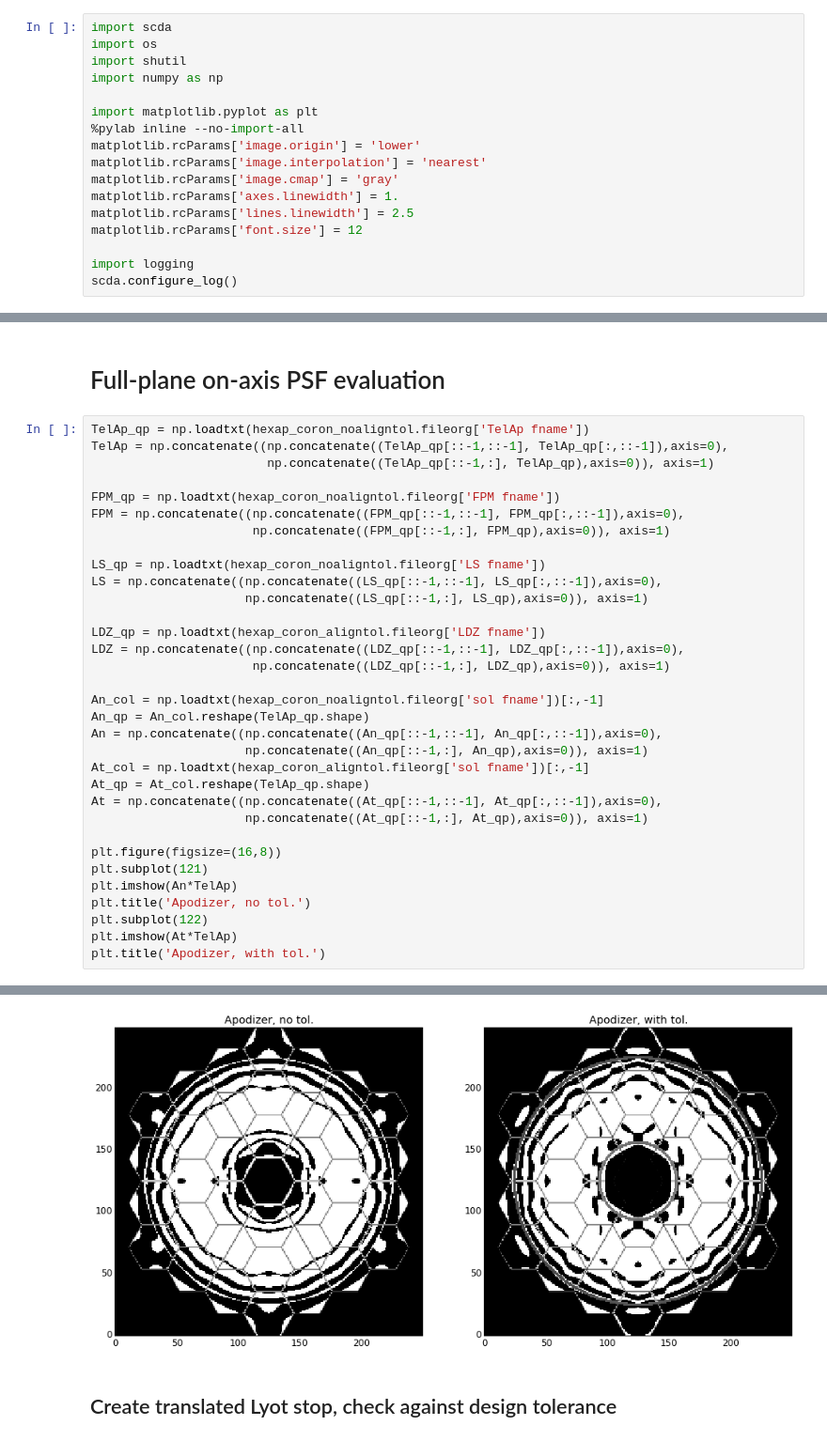
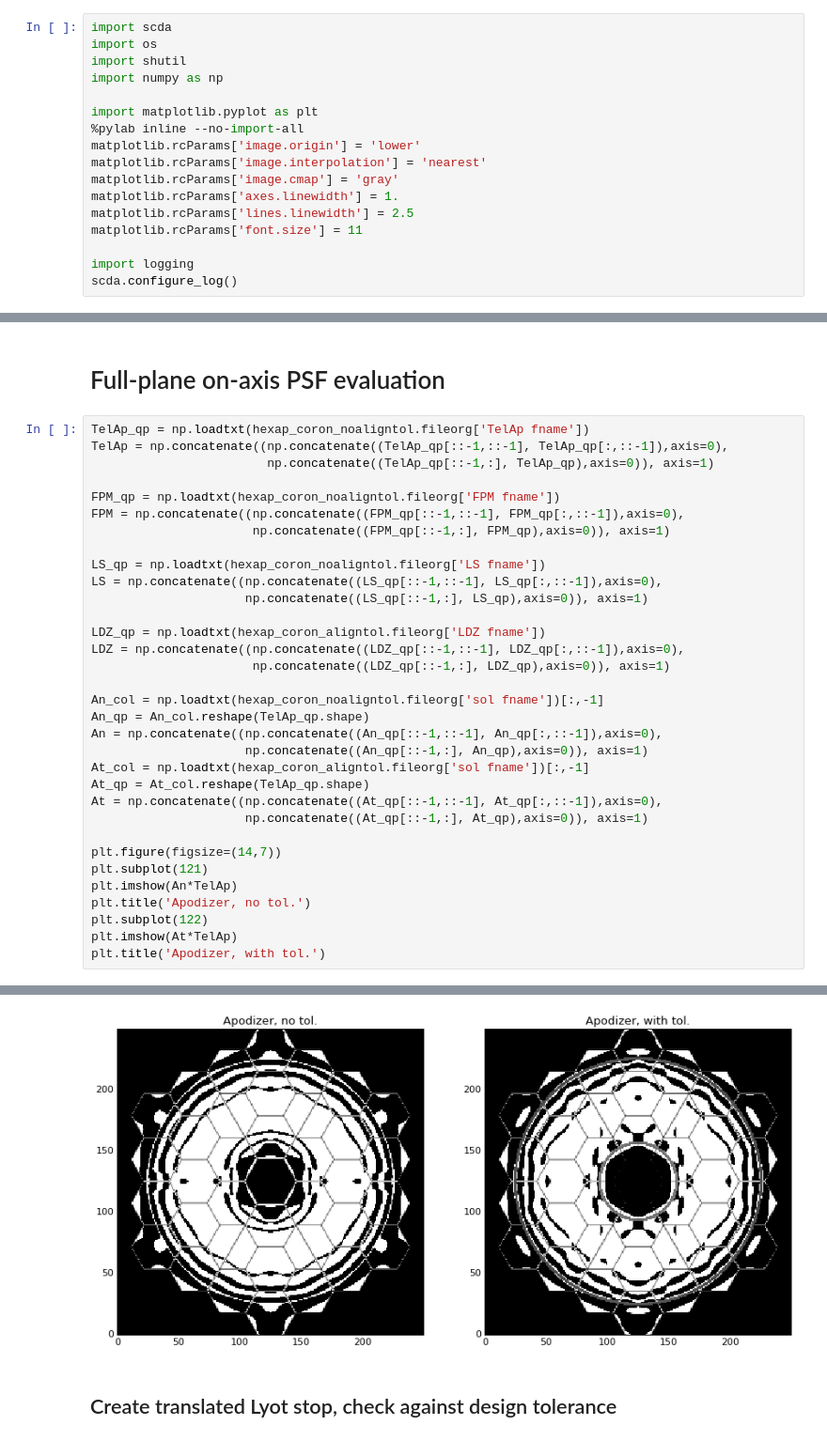
Before and after one commit to neilzim/SCDA, a Jupyter notebook: examples/aplc_Lyot_aligntol_demo.ipynb, the cells around one changed output, grey strips where cells are left out. Shown at 94% size. Saved outputs shown, nothing was run; the diff lists cells and outputs as text.

```diff
--- a/examples/aplc_Lyot_aligntol_demo.ipynb
+++ b/examples/aplc_Lyot_aligntol_demo.ipynb
@@ -11,7 +11,7 @@ matplotlib.rcParams['image.interpolation'] = 'nearest'
 matplotlib.rcParams['image.cmap'] = 'gray'
 matplotlib.rcParams['axes.linewidth'] = 1.
 matplotlib.rcParams['lines.linewidth'] = 2.5
-matplotlib.rcParams['font.size'] = 12
+matplotlib.rcParams['font.size'] = 11
 
 import logging
 scda.configure_log()
@@ -181,35 +179,35 @@ TelAp = np.concatenate((np.concatenate((TelAp_qp[::-1,::-1], TelAp_qp[:,::-1]),a
 
 FPM_qp = np.loadtxt(hexap_coron_noaligntol.fileorg['FPM fname'])
 FPM = np.concatenate((np.concatenate((FPM_qp[::-1,::-1], FPM_qp[:,::-1]),axis=0),
                       np.concatenate((FPM_qp[::-1,:], FPM_qp),axis=0)), axis=1)
 
 LS_qp = np.loadtxt(hexap_coron_noaligntol.fileorg['LS fname'])
 LS = np.concatenate((np.concatenate((LS_qp[::-1,::-1], LS_qp[:,::-1]),axis=0),
                      np.concatenate((LS_qp[::-1,:], LS_qp),axis=0)), axis=1)
 
 LDZ_qp = np.loadtxt(hexap_coron_aligntol.fileorg['LDZ fname'])
 LDZ = np.concatenate((np.concatenate((LDZ_qp[::-1,::-1], LDZ_qp[:,::-1]),axis=0),
                       np.concatenate((LDZ_qp[::-1,:], LDZ_qp),axis=0)), axis=1)
 
 An_col = np.loadtxt(hexap_coron_noaligntol.fileorg['sol fname'])[:,-1]
 An_qp = An_col.reshape(TelAp_qp.shape)
 An = np.concatenate((np.concatenate((An_qp[::-1,::-1], An_qp[:,::-1]),axis=0),
                      np.concatenate((An_qp[::-1,:], An_qp),axis=0)), axis=1)
 At_col = np.loadtxt(hexap_coron_aligntol.fileorg['sol fname'])[:,-1]
 At_qp = At_col.reshape(TelAp_qp.shape)
 At = np.concatenate((np.concatenate((At_qp[::-1,::-1], At_qp[:,::-1]),axis=0),
                      np.concatenate((At_qp[::-1,:], At_qp),axis=0)), axis=1)
 
-plt.figure(figsize=(16,8))
+plt.figure(figsize=(14,7))
 plt.subplot(121)
 plt.imshow(An*TelAp)
 plt.title('Apodizer, no tol.')
 plt.subplot(122)
 plt.imshow(At*TelAp)
 plt.title('Apodizer, with tol.')
 # %% [output]
 <matplotlib.text.Text at 0x...>
-[figure, old version]
+[figure, new version]
 # %% [markdown]
 ## Create translated Lyot stop, check against design tolerance
 # %%
```
Also changed, not shown: parts of 4 cells of this notebook.
